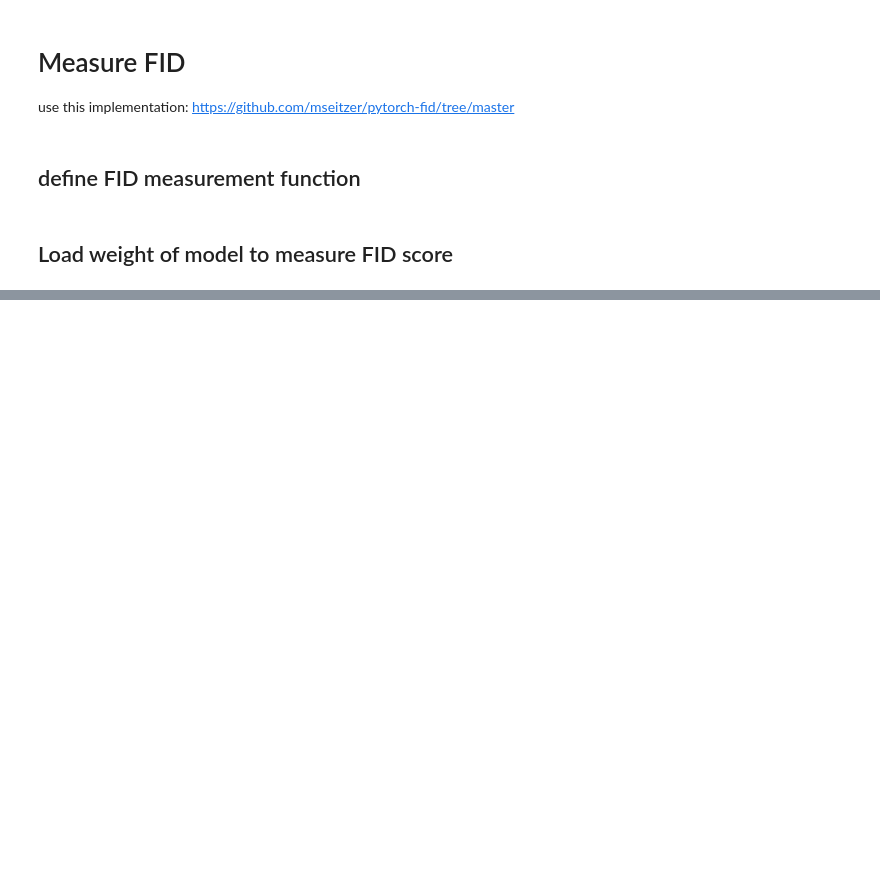
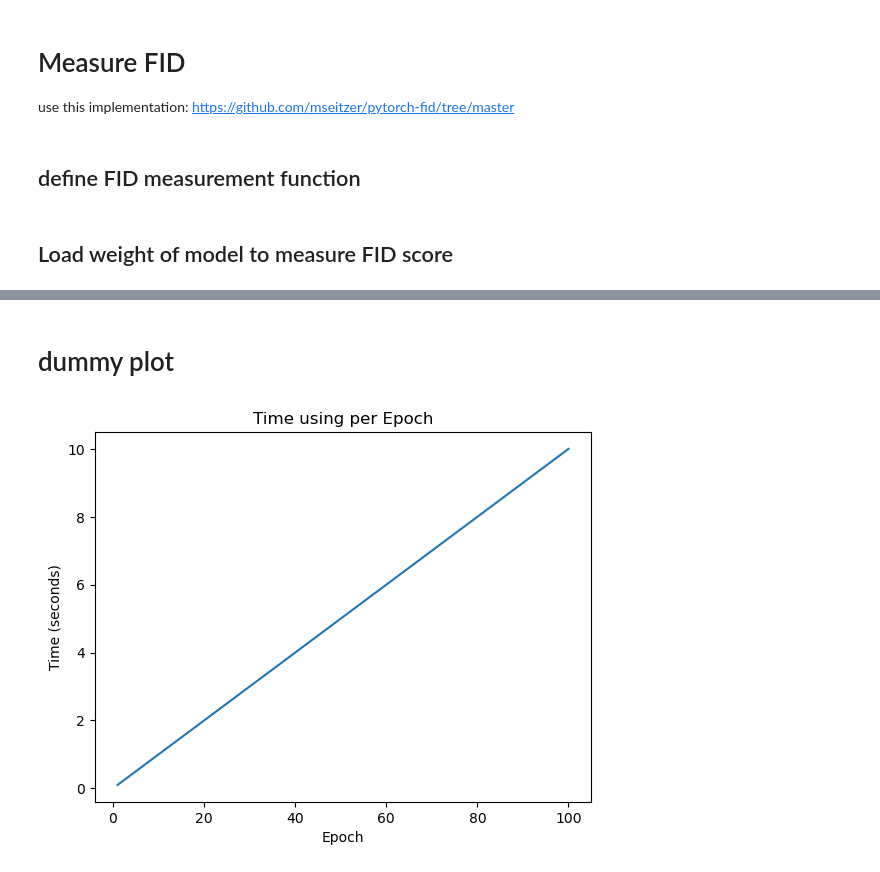
Before and after one commit to NIZE0000/MyResearch, a Jupyter notebook: DDPM_CATS.ipynb, the cells around one changed output, grey strips where cells are left out. Saved outputs shown, nothing was run; the diff lists cells and outputs as text; code cells hidden in the pictures; blank space fills up the shorter version.

Commit message:
save dummy

```diff
--- a/DDPM_CATS.ipynb
+++ b/DDPM_CATS.ipynb
@@ -93,12 +92,12 @@ from modules.modules import UNet
 # %%
 # base on the paper
 LEARNING_RATE = 1e-4  #0.0001
+# LEARNING_RATE = 1e-5  #0.00001
+
 BATCH_SIZE = 16
 IMAGE_SIZE = 64
 CHANNELS_IMG = 3
-LATENT_DIM = 100
-
-NUM_EPOCHS = 200
+NUM_EPOCHS = 100
 # %% [markdown]
 ## Train model and save weight and log
 # %% [markdown]
@@ -275,0 +285,18 @@ for i in range(NUM_EPOCHS):
+# %% [markdown]
+# dummy plot
+# %%
+import matplotlib.pyplot as plt
+import time
+
+# Dummy data for demonstration
+epochs = range(1, 101)
+time_taken = [0.1 * epoch for epoch in epochs]  # Dummy time data (replace with actual time measurements)
+
+# Plotting the graph
+plt.plot(epochs, time_taken)
+plt.xlabel('Epoch')
+plt.ylabel('Time (seconds)')
+plt.title('Time using per Epoch')
+plt.show()
+# %% [output]
+[figure, added]
```
Also changed, not shown: parts of 7 cells of this notebook, 6 other files.
